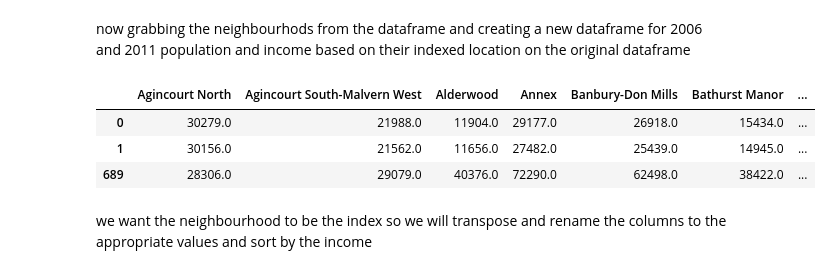
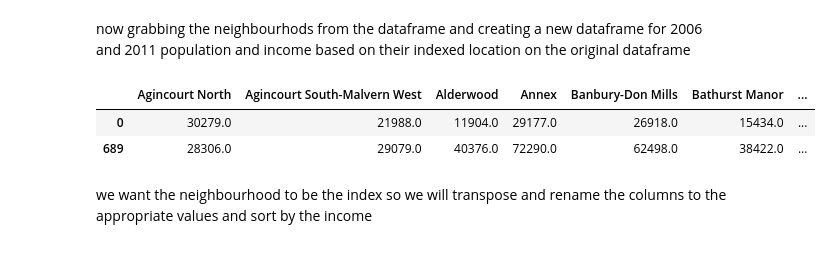
Before and after one commit to devanconstance/Coursera_Capstone, a Jupyter notebook: battle of the neighborhoods.ipynb, the cells around one changed output. Cells and saved outputs as stored; diff of their text form; code cells hidden in the pictures.

```diff
--- a/battle of the neighborhoods.ipynb
+++ b/battle of the neighborhoods.ipynb
@@ -63,13 +63,12 @@ toronto_df.head()
 # %% [markdown]
 now grabbing the neighbourhods from the dataframe and creating a new dataframe for 2006 and 2011 population and income based on their indexed location on the original dataframe
 # %%
-new_df=toronto_df.iloc[[0,1,689]]
+new_df=toronto_df.iloc[[0,689]]
 new_df=new_df.drop(['Category','Topic','Attribute','City of Toronto'], axis =1)
 new_df
 # %% [output]
 |  | Agincourt North | Agincourt South-Malvern West | Alderwood | Annex | Banbury-Don Mills | Bathurst Manor | ... |
 | 0 | 30279.0 | 21988.0 | 11904.0 | 29177.0 | 26918.0 | 15434.0 | ... |
-| 1 | 30156.0 | 21562.0 | 11656.0 | 27482.0 | 25439.0 | 14945.0 | ... |
 | 689 | 28306.0 | 29079.0 | 40376.0 | 72290.0 | 62498.0 | 38422.0 | ... |
 # %% [markdown]
 we want the neighbourhood to be the index so we will transpose and rename the columns to the appropriate values and sort by the income
```
Also changed, not shown: parts of 2 cells of this notebook.
